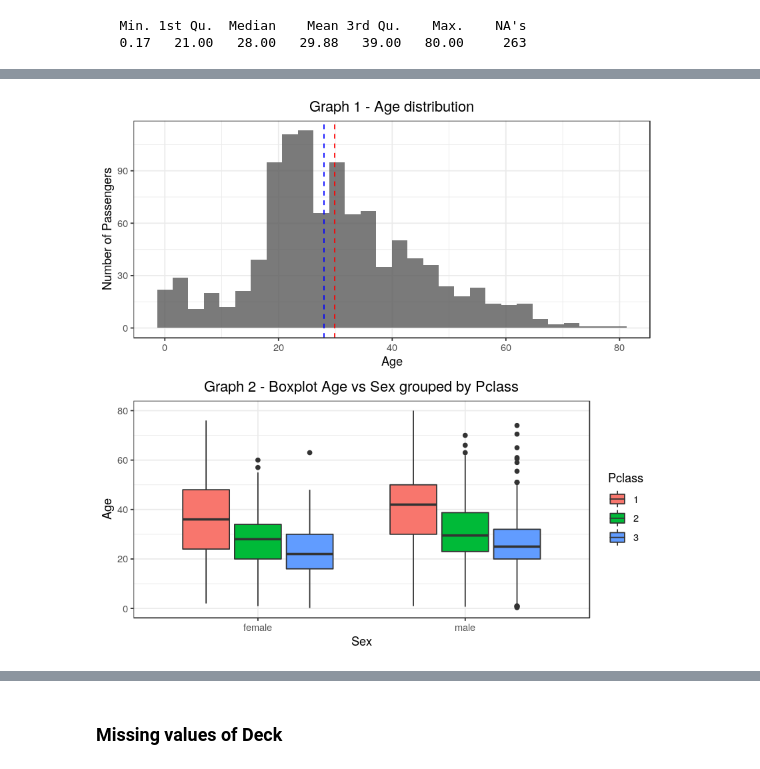
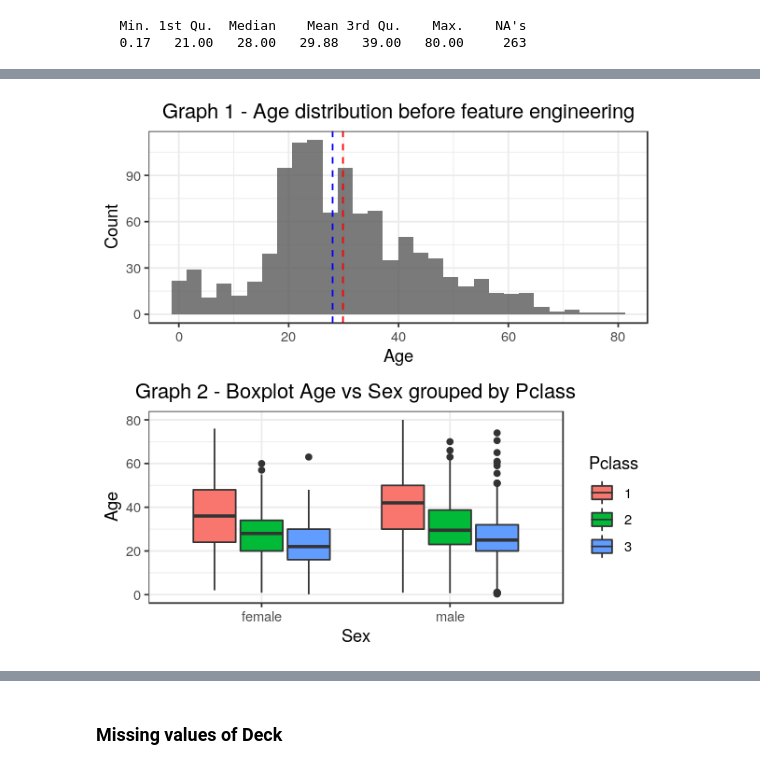
Before and after one commit to wesleygalvao/My-Kaggle-Kernels, a Jupyter notebook: 01 - Titanic/Survivors Classification on Titanic using - R.ipynb, the cells around one changed output, grey strips where cells are left out. Saved outputs shown, nothing was run; the diff lists cells and outputs as text; code cells hidden in the pictures.

```diff
--- a/01 - Titanic/Survivors Classification on Titanic using - R.ipynb
+++ b/01 - Titanic/Survivors Classification on Titanic using - R.ipynb
@@ -232,18 +255,18 @@ summary(titanic_data$Age)
 # %%
 g1 <- titanic_data %>%
     ggplot() +
-    geom_histogram(aes(Age),alpha= 0.8, bins = 30) +
+    geom_histogram(aes(Age), na.rm = T,alpha= 0.8, bins = 30) +
     geom_vline(aes(xintercept = mean(Age, na.rm = T)),
                color = "red", linetype = "dashed", size =.5) +
     geom_vline(aes(xintercept = median(Age, na.rm = T)),
                color = "blue", linetype = "dashed", size =.5) +
-    labs(x = "Age", y = "Number of Passengers") +  theme_bw() +
-    ggtitle('Graph 1 - Age distribution') +
+    labs(x = "Age", y = "Count") +  theme_bw() +
+    ggtitle('Graph 1 - Age distribution before feature engineering') +
     theme(plot.title = element_text(hjust = 0.5))
 
 g2 <- titanic_data %>%
     ggplot() +
-    geom_boxplot(aes(x = Sex, y = Age, fill = as.factor(Pclass))) +
+    geom_boxplot(aes(x = Sex, y = Age, fill = as.factor(Pclass)),na.rm = T) +
     labs(x = 'Sex', y = 'Age') +
     scale_fill_discrete(name = "Pclass") + theme_bw() +
     ggtitle('Graph 2 - Boxplot Age vs Sex grouped by Pclass') +
@@ -258,4 +278,4 @@ Warning message:
-[figure, old version]
+[figure, new version]
 # %%
 #Calculate the median grouped by the Pclass and Sex = male
 Mgroup1 <- titanic_data %>% filter(Pclass == 1, Sex == 'male')
```
Also changed, not shown: parts of 31 cells of this notebook.
